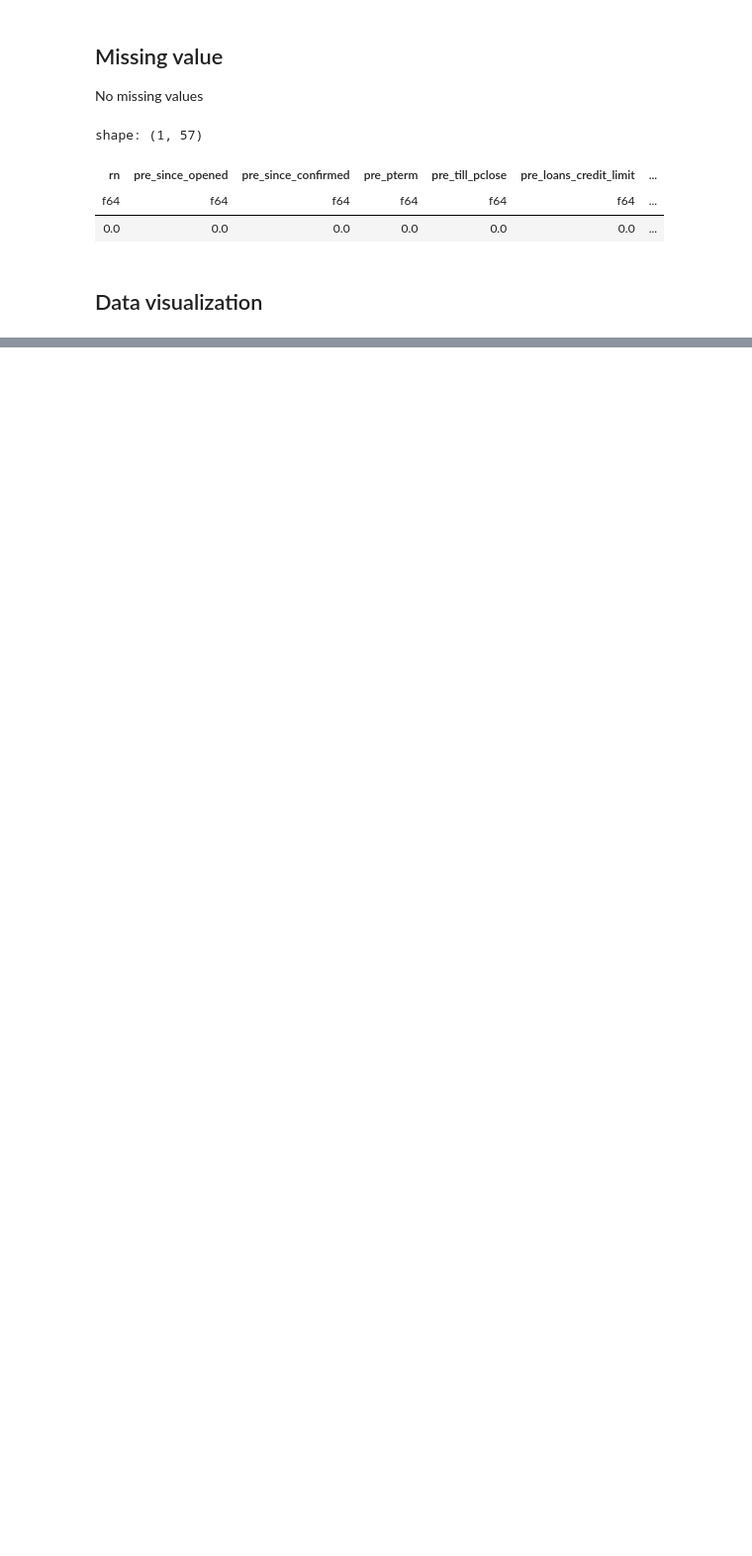
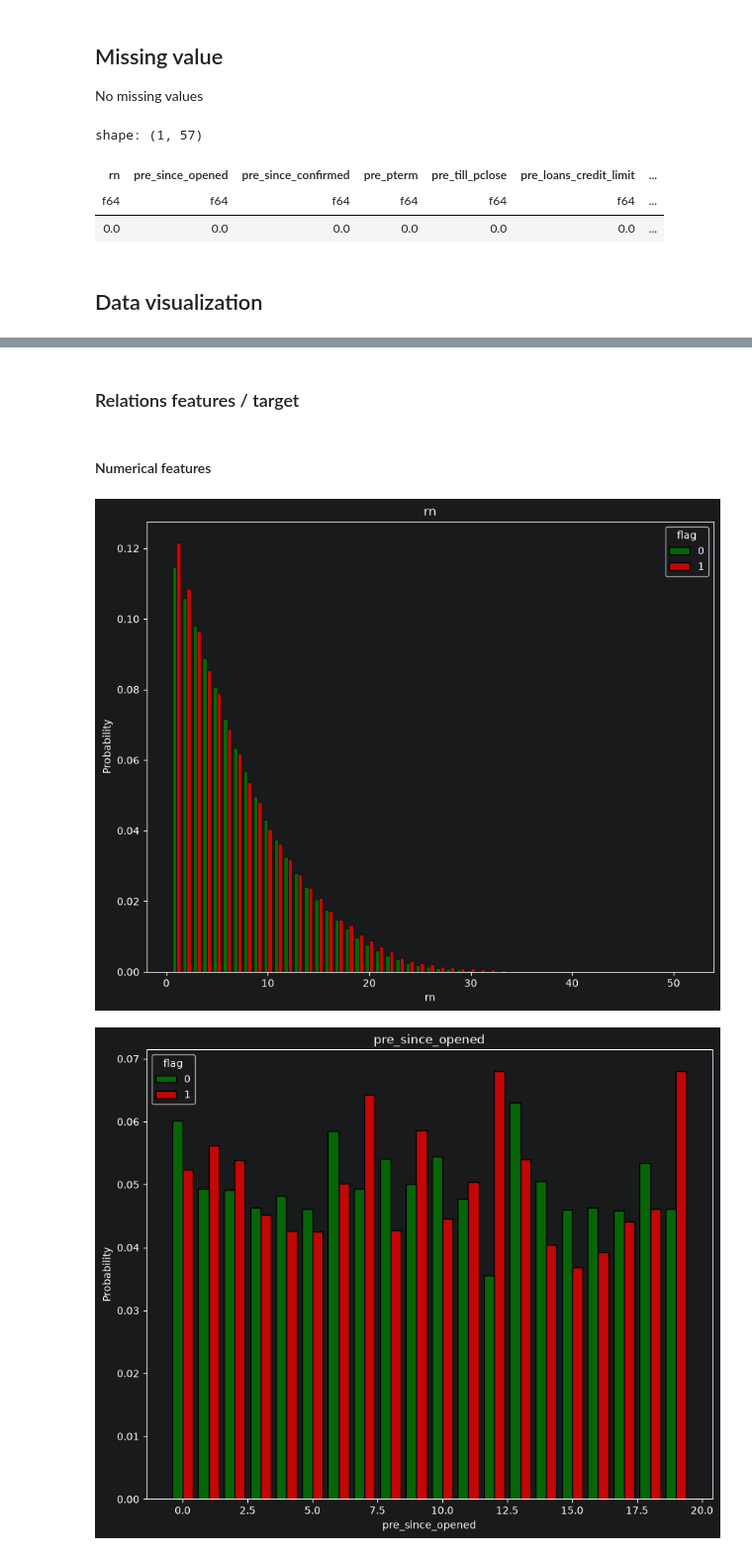
Before and after one commit to Madeinheaven0/default-card-risk-detection, a Jupyter notebook: notebooks/exploratory_data_analysis.ipynb, the cells around one changed output, grey strips where cells are left out. Shown at 99% size. Cells and saved outputs as stored; diff of their text form; code cells hidden in the pictures; blank space fills up the shorter version.

```diff
--- a/notebooks/exploratory_data_analysis.ipynb
+++ b/notebooks/exploratory_data_analysis.ipynb
@@ -223 +225,8 @@ feature_distribution(df=data, features=categorical_features, categorical=True)
 ... (26 outputs left out)
+# %% [markdown]
+### Relations features / target
+# %%
+categorical_features = categorical_features + [ "pre_loans_next_pay_summ", "pre_loans_outstanding", "pre_loans_total_overdue"]
+numerical_features.remove("pre_loans_next_pay_summ")
+numerical_features.remove("pre_loans_outstanding")
+numerical_features.remove("pre_loans_total_overdue")
@@ -223,0 +278,7 @@ feature_distribution(df=data, features=categorical_features, categorical=True)
+# %% [markdown]
+#### Numerical features
+# %%
+plot_relation_feature_target(df=data, categorical=False, features=numerical_features)
+# %% [output]
+[figure, added]
+[figure, added]
```
Also changed, not shown: parts of 12 cells of this notebook.
